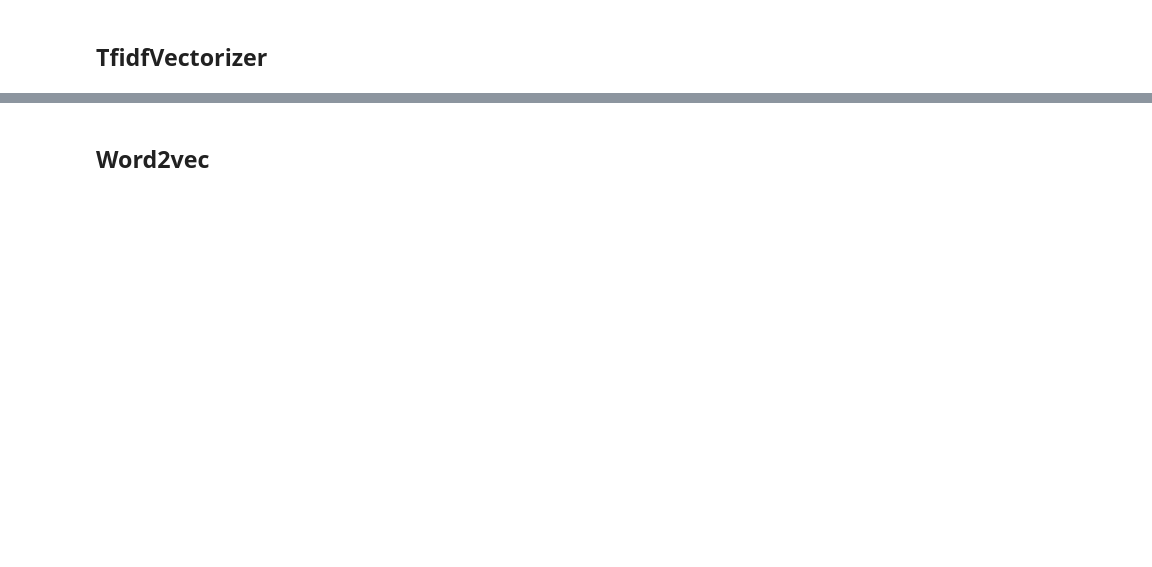
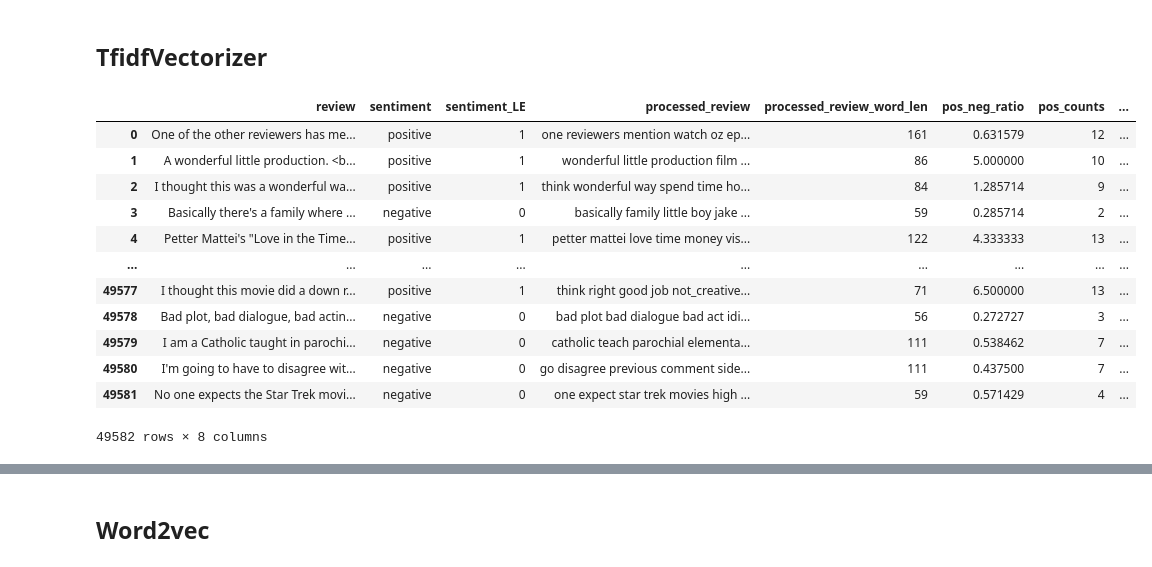
Before and after one commit to Swar028363/sentiment_analysis, a Jupyter notebook: sentiment_analysis.ipynb, the cells around one changed output, grey strips where cells are left out. Saved outputs shown, nothing was run; the diff lists cells and outputs as text; code cells hidden in the pictures; blank space fills up the shorter version.

```diff
--- a/sentiment_analysis.ipynb
+++ b/sentiment_analysis.ipynb
@@ -477,5 +561,22 @@ df.to_csv('dataset/preped/preped_df.csv', index=False)
 # %% [markdown]
 ## TfidfVectorizer
+# %%
+df = pd.read_csv('dataset/preped/preped_new_df.csv')
+df
+# %% [output]
+|  | review | sentiment | sentiment_LE | processed_review | processed_review_word_len | pos_neg_ratio | pos_counts | ... |
+| 0 | One of the other reviewers has me... | positive | 1 | one reviewers mention watch oz ep... | 161 | 0.631579 | 12 | ... |
+| 1 | A wonderful little production. <b... | positive | 1 | wonderful little production film ... | 86 | 5.000000 | 10 | ... |
+| 2 | I thought this was a wonderful wa... | positive | 1 | think wonderful way spend time ho... | 84 | 1.285714 | 9 | ... |
+| 3 | Basically there's a family where ... | negative | 0 | basically family little boy jake ... | 59 | 0.285714 | 2 | ... |
+| 4 | Petter Mattei's "Love in the Time... | positive | 1 | petter mattei love time money vis... | 122 | 4.333333 | 13 | ... |
+| ... | ... | ... | ... | ... | ... | ... | ... | ... |
+| 49577 | I thought this movie did a down r... | positive | 1 | think right good job not_creative... | 71 | 6.500000 | 13 | ... |
+| 49578 | Bad plot, bad dialogue, bad actin... | negative | 0 | bad plot bad dialogue bad act idi... | 56 | 0.272727 | 3 | ... |
+| 49579 | I am a Catholic taught in parochi... | negative | 0 | catholic teach parochial elementa... | 111 | 0.538462 | 7 | ... |
+| 49580 | I'm going to have to disagree wit... | negative | 0 | go disagree previous comment side... | 111 | 0.437500 | 7 | ... |
+| 49581 | No one expects the Star Trek movi... | negative | 0 | one expect star trek movies high ... | 59 | 0.571429 | 4 | ... |
+49582 rows × 8 columns
 # %%
 tfid = TfidfVectorizer(
     max_features=20000,
```
Also changed, not shown: parts of 60 cells of this notebook.
